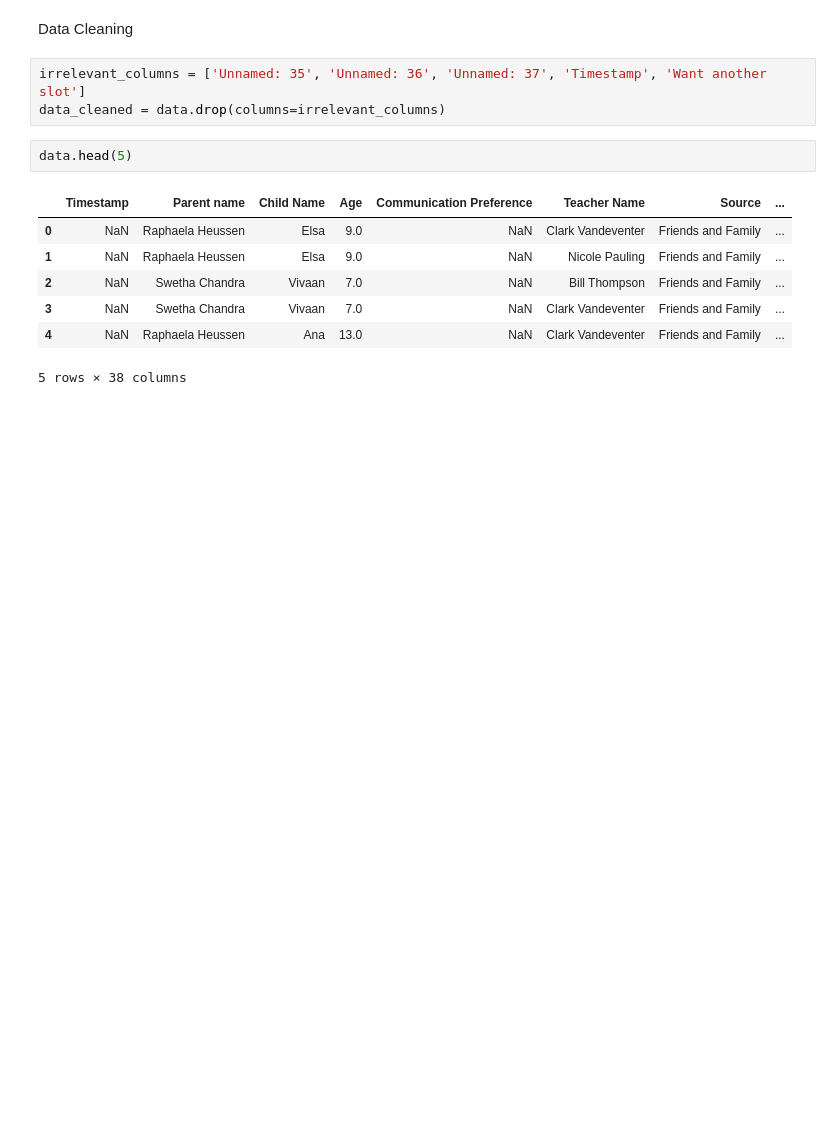
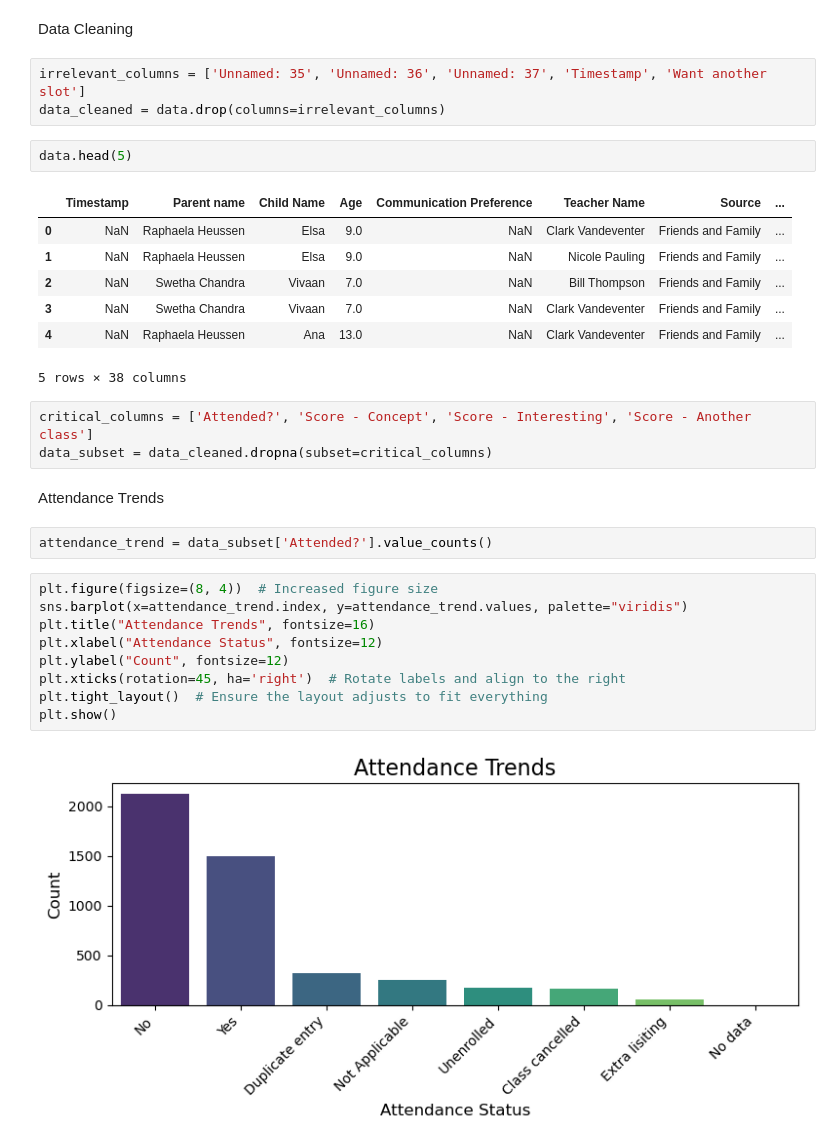
Before and after one commit to chandanpandey91/Raam-Group-dataset-solving, a Jupyter notebook: solution.ipynb, the cells around one changed output. Saved outputs shown, nothing was run; the diff lists cells and outputs as text; blank space fills up the shorter version.

```diff
--- a/solution.ipynb
+++ b/solution.ipynb
@@ -34,3 +35,21 @@ data.head(5)
 | 3 | NaN | Swetha Chandra | Vivaan | 7.0 | NaN | Clark Vandeventer | Friends and Family | ... |
 | 4 | NaN | Raphaela Heussen | Ana | 13.0 | NaN | Clark Vandeventer | Friends and Family | ... |
 5 rows × 38 columns
+# %%
+critical_columns = ['Attended?', 'Score - Concept', 'Score - Interesting', 'Score - Another class']
+data_subset = data_cleaned.dropna(subset=critical_columns)
+# %% [markdown]
+Attendance Trends
+# %%
+attendance_trend = data_subset['Attended?'].value_counts()
+# %%
+plt.figure(figsize=(8, 4))  # Increased figure size
+sns.barplot(x=attendance_trend.index, y=attendance_trend.values, palette="viridis")
+plt.title("Attendance Trends", fontsize=16)
+plt.xlabel("Attendance Status", fontsize=12)
+plt.ylabel("Count", fontsize=12)
+plt.xticks(rotation=45, ha='right')  # Rotate labels and align to the right
+plt.tight_layout()  # Ensure the layout adjusts to fit everything
+plt.show()
+# %% [output]
+[figure, added]
```
Also changed, not shown: parts of 1 cell of this notebook.
